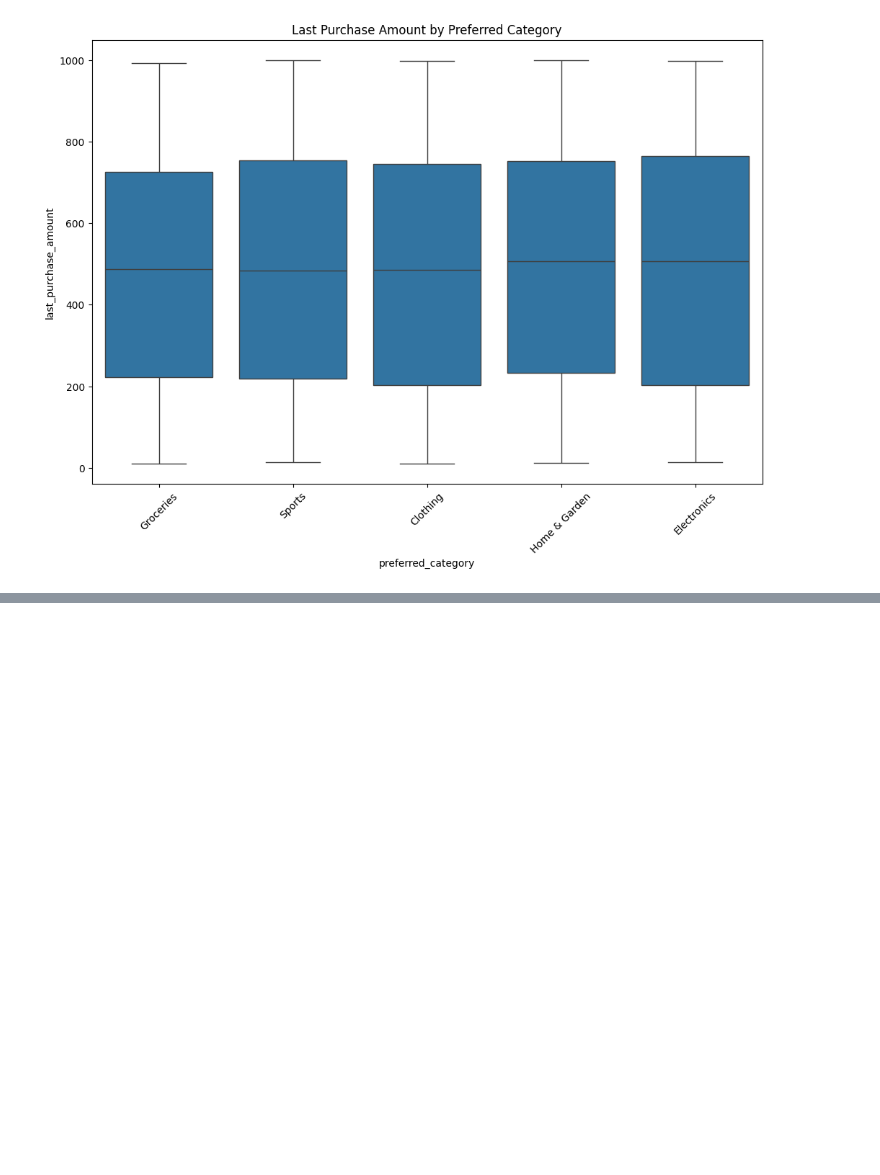
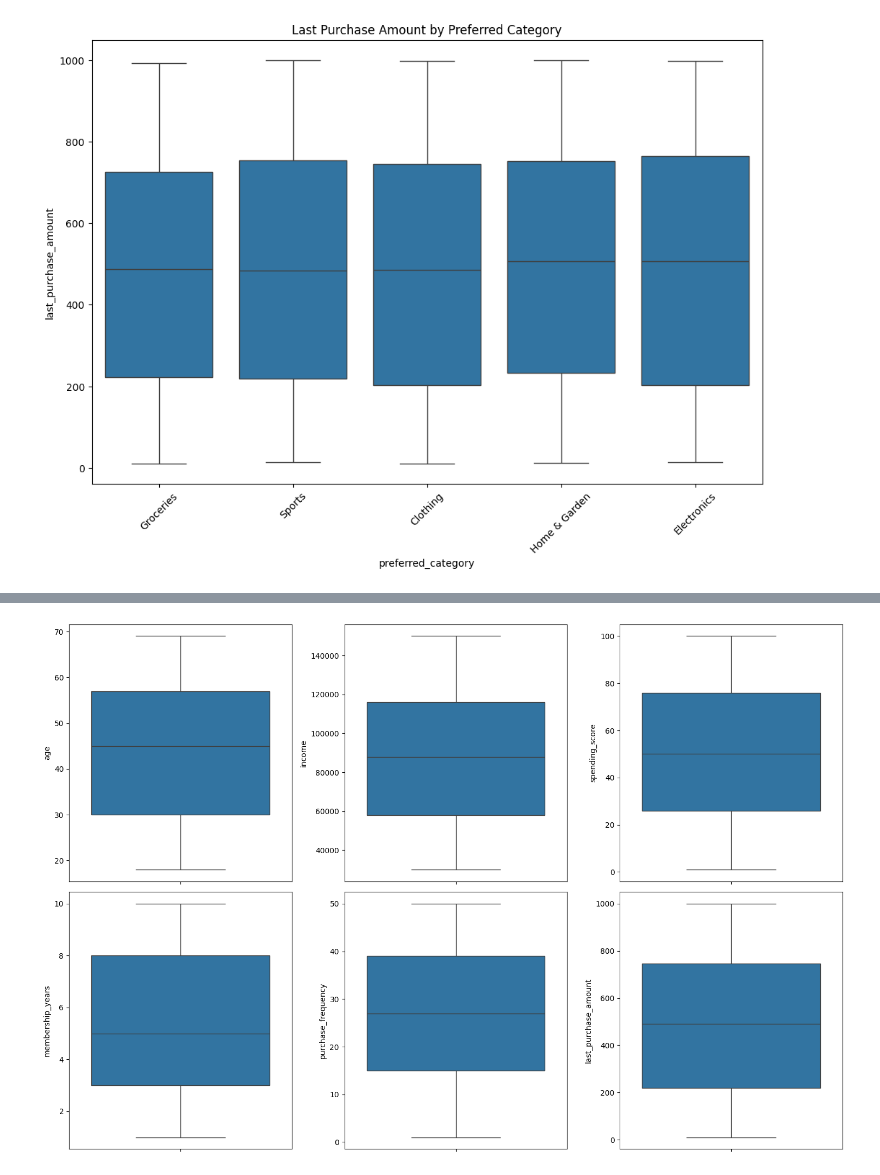
Before and after one commit to tahaalikhan123/customersegmentation, a Jupyter notebook: EDA and Viz.ipynb, the cells around one changed output, grey strips where cells are left out. Drawn from its saved outputs; the diff is of its cells as text; code cells hidden in the pictures; blank space fills up the shorter version.

```diff
--- a/EDA and Viz.ipynb
+++ b/EDA and Viz.ipynb
@@ -118,0 +128,13 @@ plt.show()
+# %%
+# Plot box plots
+fig, axs = plt.subplots(2, 3, figsize=(15, 10))
+sns.boxplot(y=data['age'], ax=axs[0, 0])
+sns.boxplot(y=data['income'], ax=axs[0, 1])
+sns.boxplot(y=data['spending_score'], ax=axs[0, 2])
+sns.boxplot(y=data['membership_years'], ax=axs[1, 0])
+sns.boxplot(y=data['purchase_frequency'], ax=axs[1, 1])
+sns.boxplot(y=data['last_purchase_amount'], ax=axs[1, 2])
+plt.tight_layout()
+plt.show()
+# %% [output]
+[figure, added]
```
Also changed, not shown: parts of 11 cells of this notebook.
